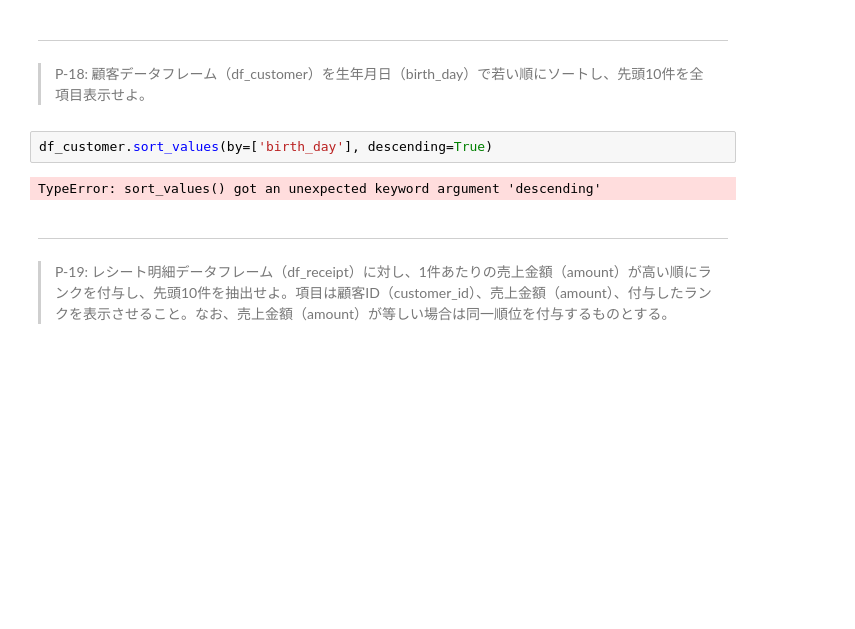
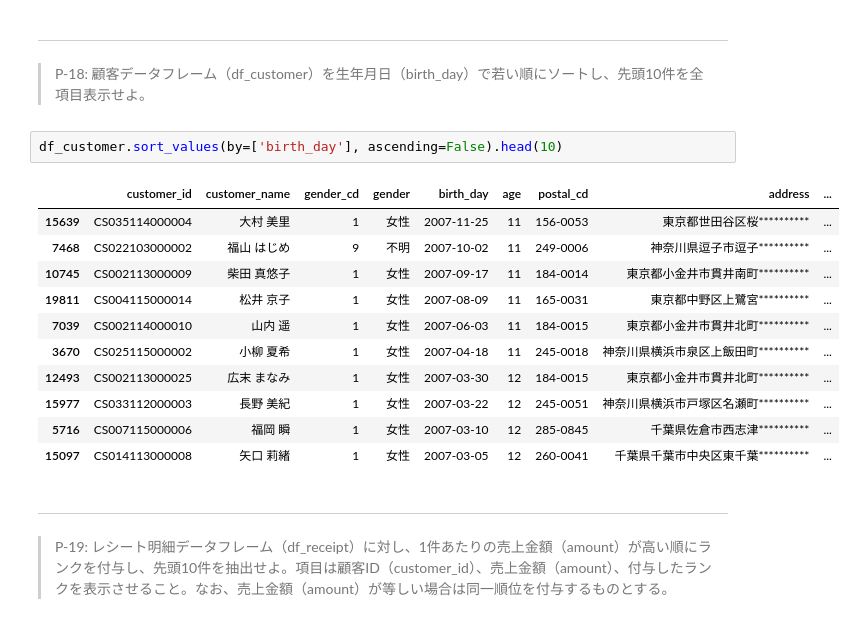
Before and after one commit to shgtkshruch/100knocks-preprocess, a Jupyter notebook: docker/work/preprocess_knock_Python.ipynb, the cells around one changed output. Drawn from its saved outputs; the diff is of its cells as text; blank space fills up the shorter version.

```diff
--- a/docker/work/preprocess_knock_Python.ipynb
+++ b/docker/work/preprocess_knock_Python.ipynb
@@ -365,9 +365,19 @@ df_customer.sort_values(by=['birth_day'], ascending=True).head(10)
 ---
 > P-18: 顧客データフレーム（df_customer）を生年月日（birth_day）で若い順にソートし、先頭10件を全項目表示せよ。
 # %%
-df_customer.sort_values(by=['birth_day'], descending=True)
+df_customer.sort_values(by=['birth_day'], ascending=False).head(10)
 # %% [output]
-TypeError: sort_values() got an unexpected keyword argument 'descending'
+|  | customer_id | customer_name | gender_cd | gender | birth_day | age | postal_cd | address | ... |
+| 15639 | CS035114000004 | 大村 美里 | 1 | 女性 | 2007-11-25 | 11 | 156-0053 | 東京都世田谷区桜********** | ... |
+| 7468 | CS022103000002 | 福山 はじめ | 9 | 不明 | 2007-10-02 | 11 | 249-0006 | 神奈川県逗子市逗子********** | ... |
+| 10745 | CS002113000009 | 柴田 真悠子 | 1 | 女性 | 2007-09-17 | 11 | 184-0014 | 東京都小金井市貫井南町********** | ... |
+| 19811 | CS004115000014 | 松井 京子 | 1 | 女性 | 2007-08-09 | 11 | 165-0031 | 東京都中野区上鷺宮********** | ... |
+| 7039 | CS002114000010 | 山内 遥 | 1 | 女性 | 2007-06-03 | 11 | 184-0015 | 東京都小金井市貫井北町********** | ... |
+| 3670 | CS025115000002 | 小柳 夏希 | 1 | 女性 | 2007-04-18 | 11 | 245-0018 | 神奈川県横浜市泉区上飯田町********** | ... |
+| 12493 | CS002113000025 | 広末 まなみ | 1 | 女性 | 2007-03-30 | 12 | 184-0015 | 東京都小金井市貫井北町********** | ... |
+| 15977 | CS033112000003 | 長野 美紀 | 1 | 女性 | 2007-03-22 | 12 | 245-0051 | 神奈川県横浜市戸塚区名瀬町********** | ... |
+| 5716 | CS007115000006 | 福岡 瞬 | 1 | 女性 | 2007-03-10 | 12 | 285-0845 | 千葉県佐倉市西志津********** | ... |
+| 15097 | CS014113000008 | 矢口 莉緒 | 1 | 女性 | 2007-03-05 | 12 | 260-0041 | 千葉県千葉市中央区東千葉********** | ... |
 # %% [markdown]
 ---
 > P-19: レシート明細データフレーム（df_receipt）に対し、1件あたりの売上金額（amount）が高い順にランクを付与し、先頭10件を抽出せよ。項目は顧客ID（customer_id）、売上金額（amount）、付与したランクを表示させること。なお、売上金額（amount）が等しい場合は同一順位を付与するものとする。
```
Also changed, not shown: parts of 1 cell of this notebook.
